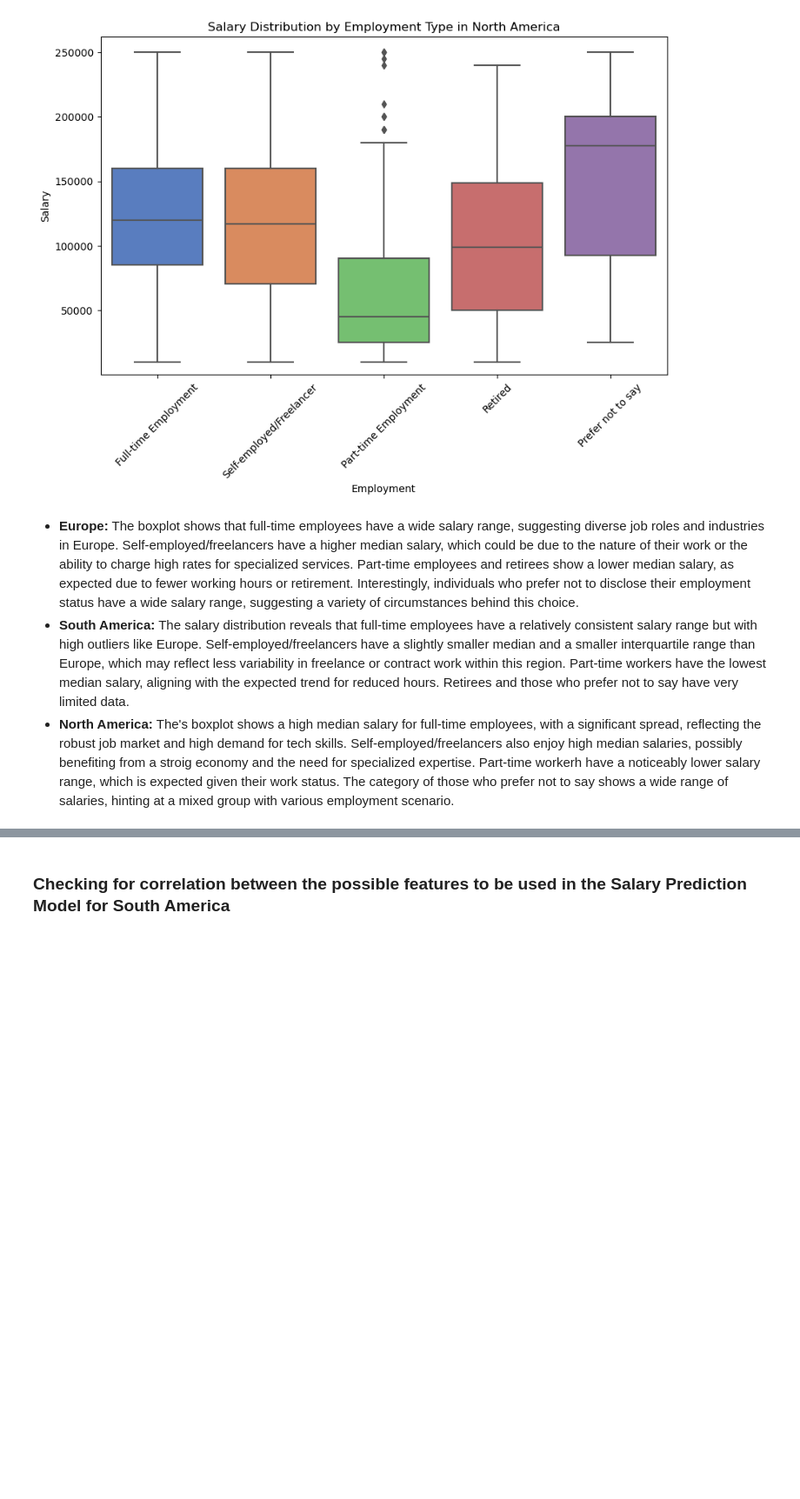
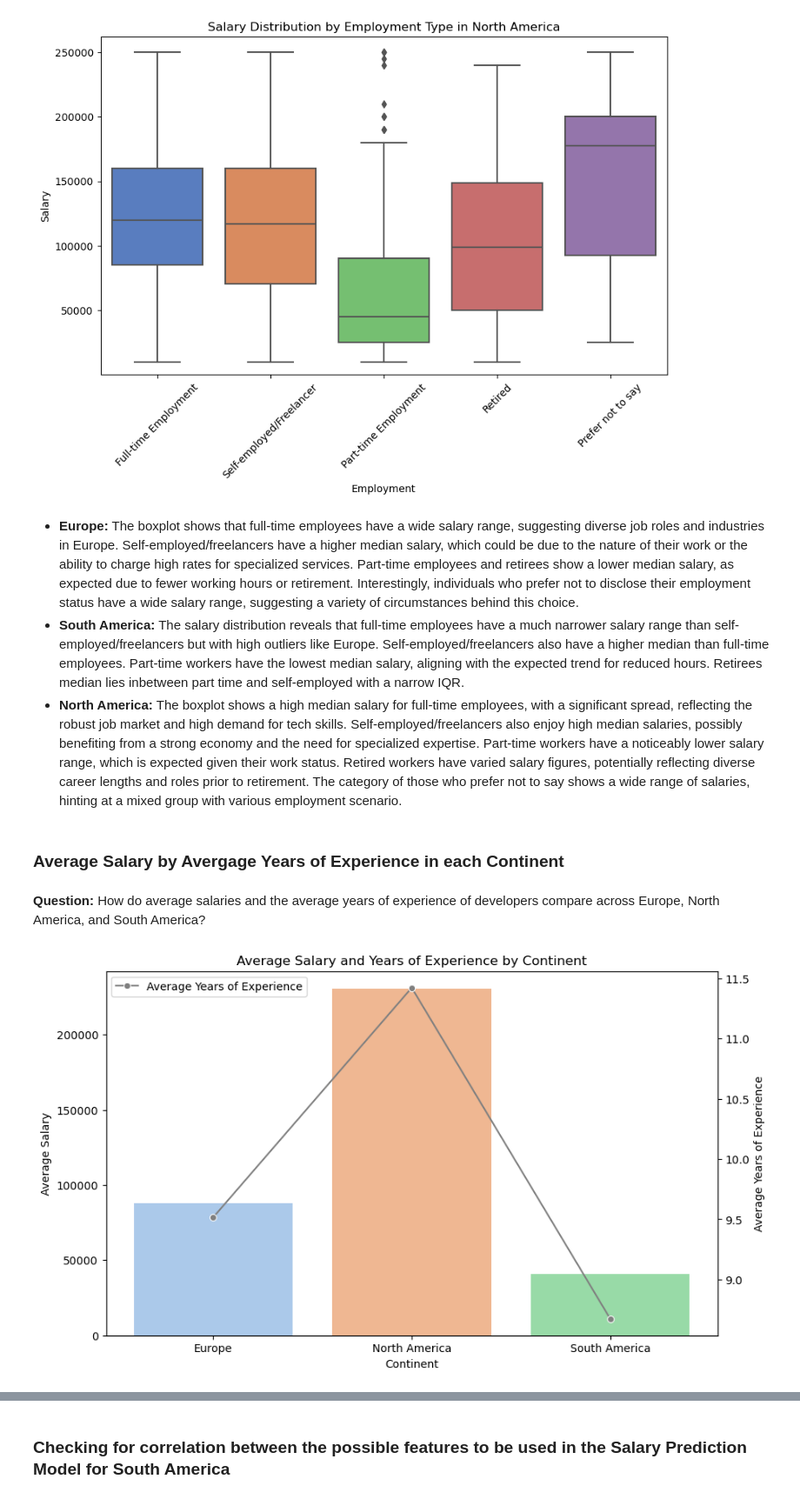
Before and after one commit to gitbravehub/salaryPrediction_EU_NA_SA, a Jupyter notebook: merged_dfs.ipynb, the cells around one changed output, grey strips where cells are left out. Shown at 87% size. Saved outputs shown, nothing was run; the diff lists cells and outputs as text; code cells hidden in the pictures; blank space fills up the shorter version.

```diff
--- a/merged_dfs.ipynb
+++ b/merged_dfs.ipynb
@@ -837,5 +823,28 @@ plt.show()
 [figure]
 # %% [markdown]
 - **Europe:** The boxplot shows that full-time employees have a wide salary range, suggesting diverse job roles and industries in Europe. Self-employed/freelancers have a higher median salary, which could be due to the nature of their work or the ability to charge high rates for specialized services. Part-time employees and retirees show a lower median salary, as expected due to fewer working hours or retirement. Interestingly, individuals who prefer not to disclose their employment status have a wide salary range, suggesting a variety of circumstances behind this choice.
-- **South America:** The salary distribution reveals that full-time employees have a relatively consistent salary range but with high outliers like Europe. Self-employed/freelancers have a slightly smaller median and a smaller interquartile range than Europe, which may reflect less variability in freelance or contract work within this region. Part-time workers have the lowest median salary, aligning with the expected trend for reduced hours. Retirees and those who prefer not to say have very limited data.
-- **North America:** The's boxplot shows a high median salary for full-time employees, with a significant spread, reflecting the robust job market and high demand for tech skills. Self-employed/freelancers also enjoy high median salaries, possibly benefiting from a stroig economy and the need for specialized expertise. Part-time workerh have a noticeably lower salary range, which is expected given their work status. The category of those who prefer not to say shows a wide range of salaries, hinting at a mixed group with various employment scenario.
+- **South America:** The salary distribution reveals that full-time employees have a much narrower salary range than self-employed/freelancers but with high outliers like Europe. Self-employed/freelancers also have a higher median than full-time employees. Part-time workers have the lowest median salary, aligning with the expected trend for reduced hours. Retirees median lies inbetween part time and self-employed with a narrow IQR.
+- **North America:** The boxplot shows a high median salary for full-time employees, with a significant spread, reflecting the robust job market and high demand for tech skills. Self-employed/freelancers also enjoy high median salaries, possibly benefiting from a strong economy and the need for specialized expertise. Part-time workers have a noticeably lower salary range, which is expected given their work status. Retired workers have varied salary figures, potentially reflecting diverse career lengths and roles prior to retirement. The category of those who prefer not to say shows a wide range of salaries, hinting at a mixed group with various employment scenario.
+# %% [markdown]
+### Average Salary by Avergage Years of Experience in each Continent
+# %% [markdown]
+**Question:** How do average salaries and the average years of experience of developers compare across Europe, North America, and South America?
+# %%
+# Filter the DataFrame for only Europe, South America, and North America
+focused_continents_df = cleaned_df[cleaned_df['Continent'].isin(['Europe', 'South America', 'North America'])]
+
+# Calculate average salary and years of experience for the filtered continents
+avg_salary_experience = focused_continents_df.groupby('Continent')[['Salary', 'Years of Experience']].mean().reset_index()
+
+plt.figure(figsize=(10, 6))
+sns.barplot(x='Continent', y='Salary', data=avg_salary_experience, palette='pastel', label='Average Salary')
+plt.ylabel('Average Salary')
+plt.xlabel('Continent')
+ax2 = plt.twinx()  # Create a twin Axes sharing the xaxis
+sns.lineplot(x='Continent', y='Years of Experience', data=avg_salary_experience, marker='o', color='gray', label='Average Years of Experience', ax=ax2)
+ax2.set_ylabel('Average Years of Experience')
+plt.title('Average Salary and Years of Experience by Continent')
+plt.legend(loc='upper left')
+plt.show()
+# %% [output]
+[figure, added]
```
Also changed, not shown: parts of 12 cells of this notebook, 2 other files.
